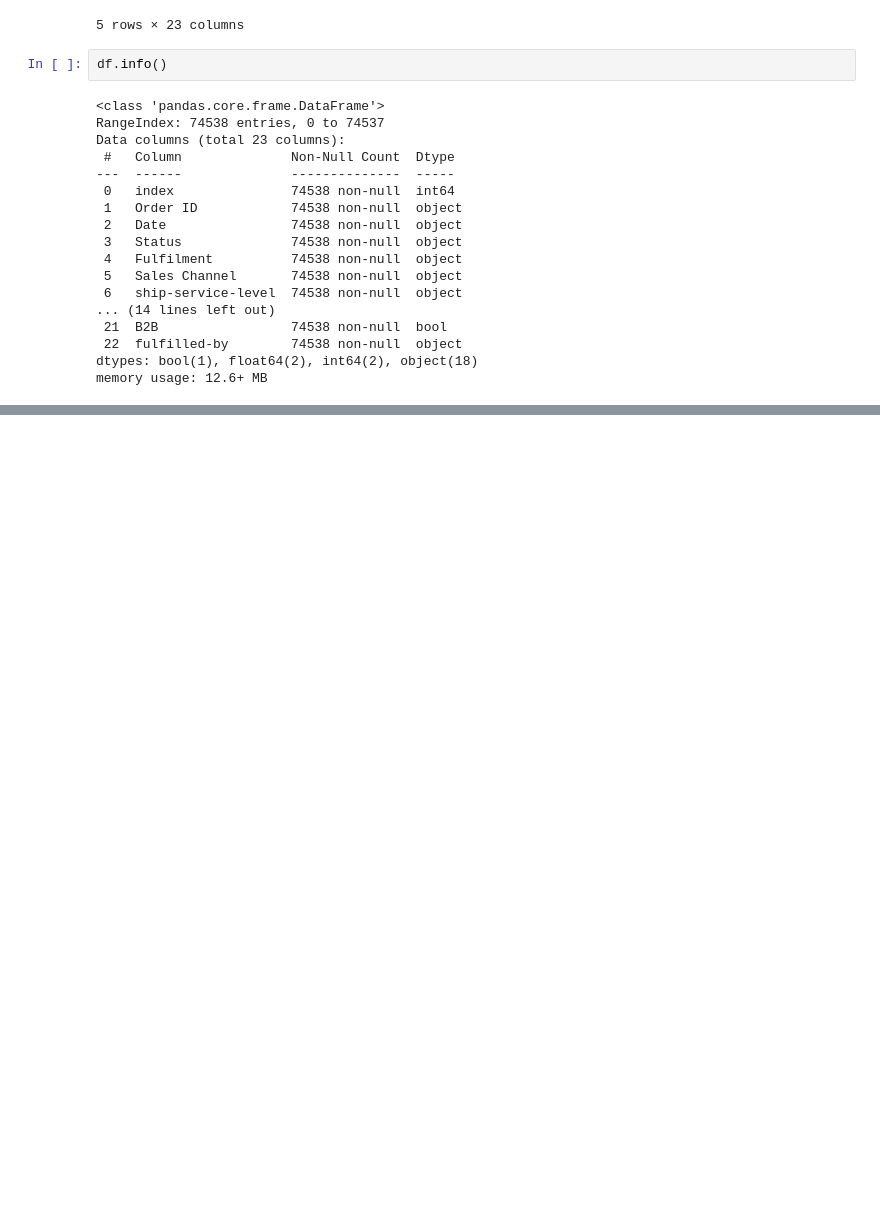
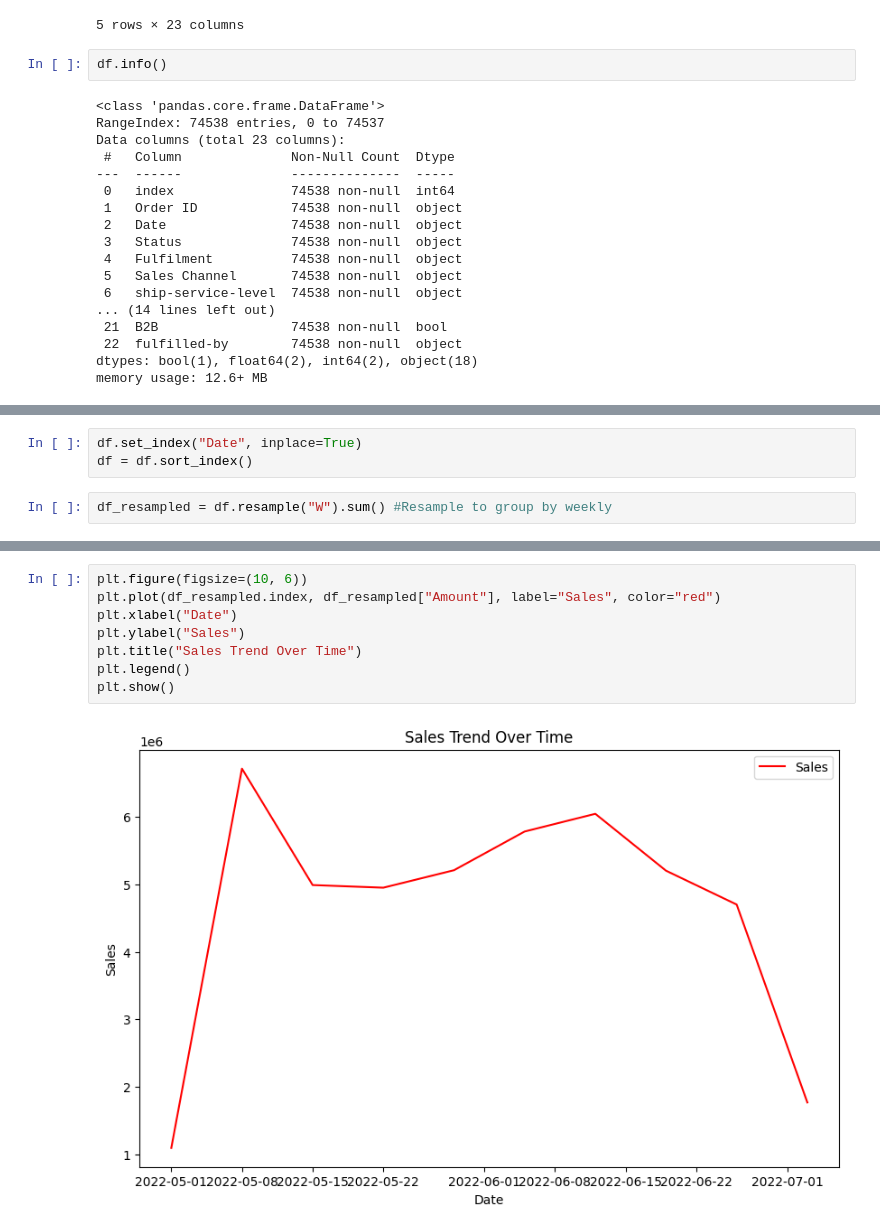
Before and after one commit to NguyenQuang1610/Amazon-Sales-Data-Analysis-Personal-Project, a Jupyter notebook: Python/python.ipynb, the cells around one changed output, grey strips where cells are left out. Saved outputs shown, nothing was run; the diff lists cells and outputs as text; blank space fills up the shorter version.

```diff
--- a/Python/python.ipynb
+++ b/Python/python.ipynb
@@ -36,0 +41,5 @@ memory usage: 12.6+ MB
+# %%
+df.set_index("Date", inplace=True)
+df = df.sort_index()
+# %%
+df_resampled = df.resample("W").sum() #Resample to group by weekly
@@ -36,0 +56,10 @@ memory usage: 12.6+ MB
+# %%
+plt.figure(figsize=(10, 6))
+plt.plot(df_resampled.index, df_resampled["Amount"], label="Sales", color="red")
+plt.xlabel("Date")
+plt.ylabel("Sales")
+plt.title("Sales Trend Over Time")
+plt.legend()
+plt.show()
+# %% [output]
+[figure, added]
```
Also changed, not shown: parts of 6 cells of this notebook.
